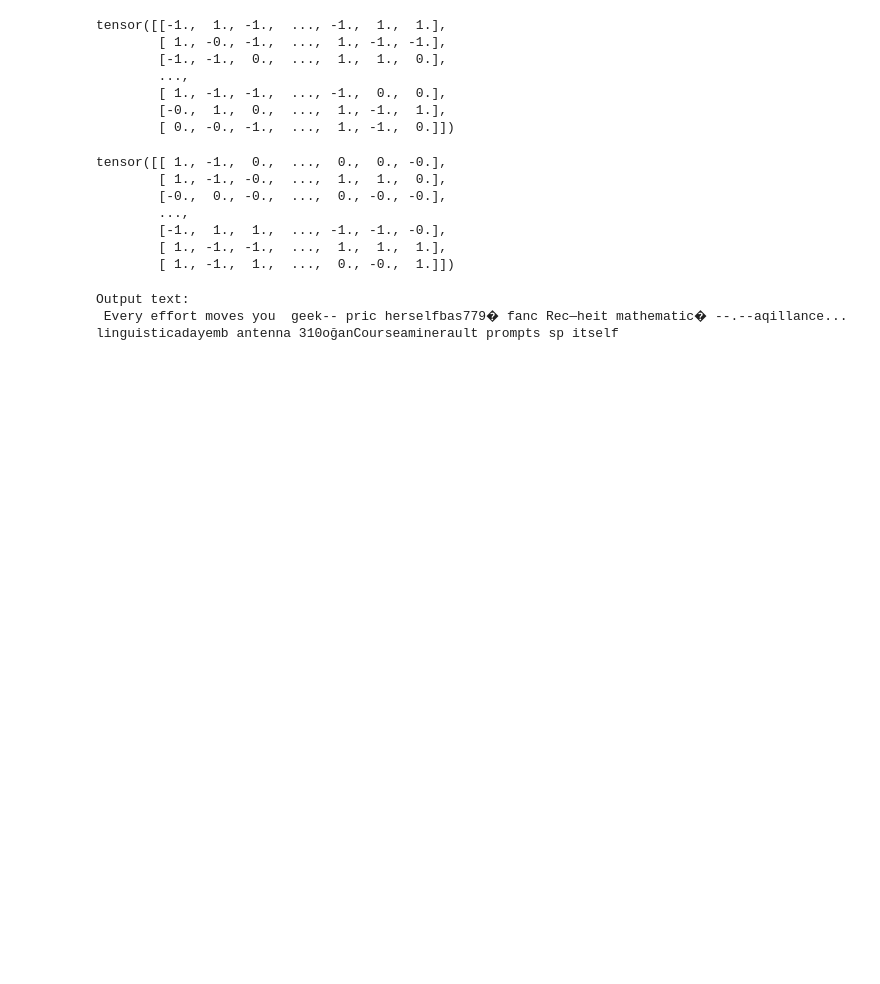
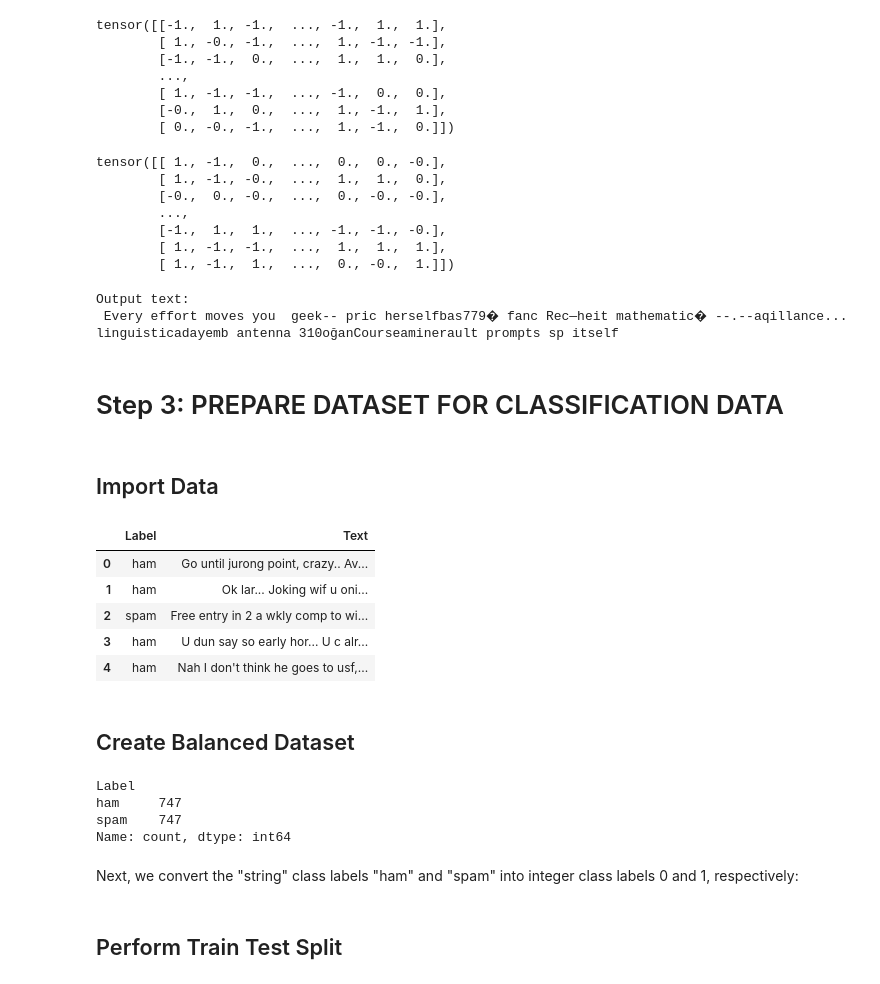
Before and after one commit to NewCodeLearner/GPT2_ExperimentsLab, a Jupyter notebook: GPT2 Model to BitNet/GPT2 Model to BitNet.ipynb, the cells around one changed output. Saved outputs shown, nothing was run; the diff lists cells and outputs as text; code cells hidden in the pictures; blank space fills up the shorter version.

Commit message:
prepare dataset for classification data

```diff
--- a/GPT2 Model to BitNet/GPT2 Model to BitNet.ipynb
+++ b/GPT2 Model to BitNet/GPT2 Model to BitNet.ipynb
@@ -637,3 +637,45 @@ print("Output text:\n", token_ids_to_text(token_ids, tokenizer))
 # %% [output]
 Output text:
  Every effort moves you  geek-- pric herselfbas779� fanc Rec—heit mathematic� --.--aqillance... linguisticadayemb antenna 310oğanCourseaminerault prompts sp itself
+# %% [markdown]
+# Step 3: PREPARE DATASET FOR CLASSIFICATION DATA
+# %% [markdown]
+## Import Data
+# %%
+import pandas as pd
+
+df = pd.read_csv('SMSSpamCollection.tsv',sep='\t',header=None,names=['Label','Text'])
+df.head(5)
+# %% [output]
+|  | Label | Text |
+| 0 | ham | Go until jurong point, crazy.. Av... |
+| 1 | ham | Ok lar... Joking wif u oni... |
+| 2 | spam | Free entry in 2 a wkly comp to wi... |
+| 3 | ham | U dun say so early hor... U c alr... |
+| 4 | ham | Nah I don't think he goes to usf,... |
+# %% [markdown]
+## Create Balanced Dataset
+# %%
+def create_balanced_dataset(df):
+
+    #Count the number of spam messages
+    spam_num = df[df['Label'] == 'spam'].shape[0]
+
+    #Randomly sample "ham" instances to match the number of spam messages
+
+    ham_subset = df[df['Label'] == 'ham'].sample(spam_num,random_state=123)
+
+    # Combine ham "subset" with "spam"
+    balanced_df = pd.concat([ham_subset, df[df['Label'] == 'spam']])
+
+    return balanced_df
+
+balanced_df = create_balanced_dataset(df)
+print(balanced_df["Label"].value_counts())
+# %% [output]
+Label
+ham     747
+spam    747
+Name: count, dtype: int64
+# %% [markdown]
+Next, we convert the "string" class labels "ham" and "spam" into integer class labels 0 and 1, respectively:
@@ -639,0 +684,2 @@ Output text:
+# %% [markdown]
+## Perform Train Test Split
```
Also changed, not shown: parts of 8 cells of this notebook.
